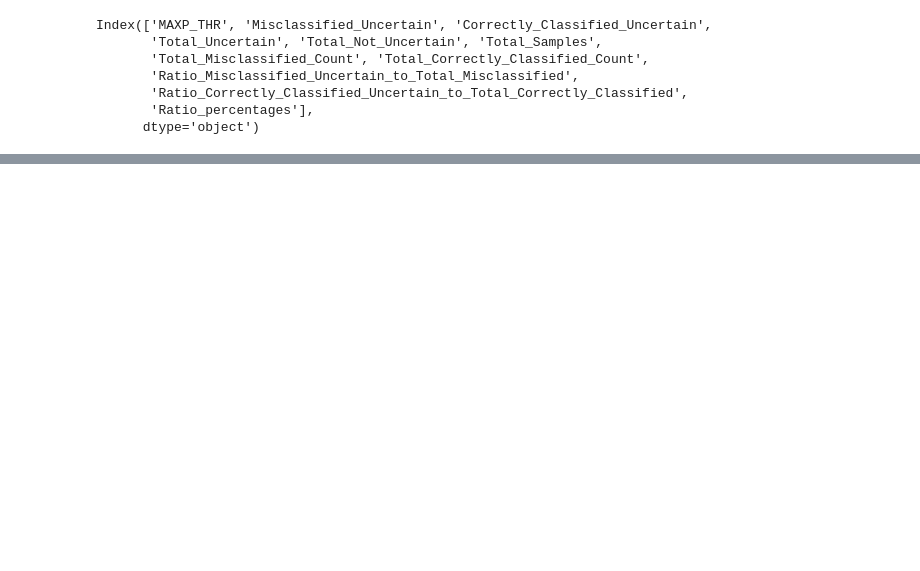
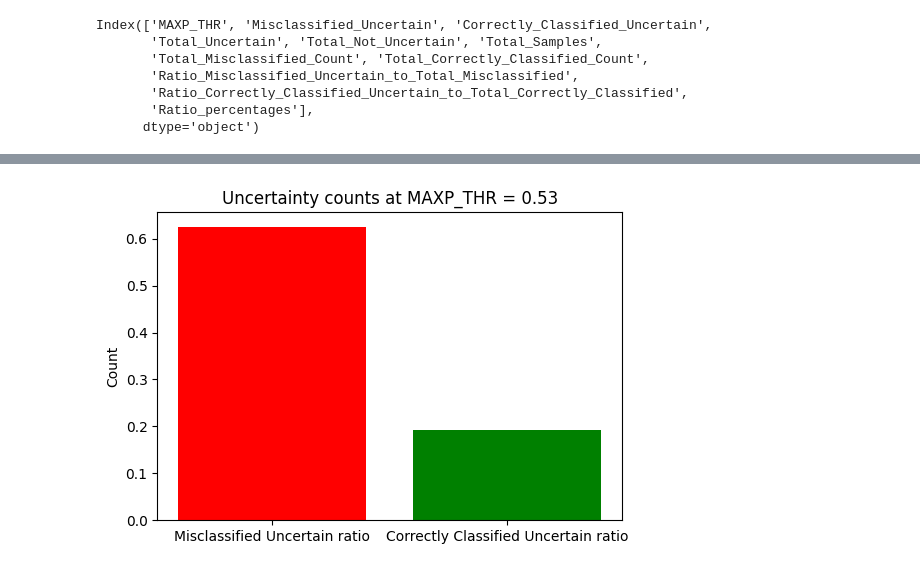
Before and after one commit to FaridRash/Advance-Statistical-Learnin--Semester-3, a Jupyter notebook: Farid/Farid_GLM.ipynb, the cells around one changed output, grey strips where cells are left out. Saved outputs shown, nothing was run; the diff lists cells and outputs as text; code cells hidden in the pictures; blank space fills up the shorter version.

```diff
--- a/Farid/Farid_GLM.ipynb
+++ b/Farid/Farid_GLM.ipynb
@@ -1189,0 +1201,17 @@ plt.show()
+# %%
+import matplotlib.pyplot as plt
+
+# Select the row where MAXP_THR == 0.53
+row = analysis_df[analysis_df["MAXP_THR"] == 0.53].iloc[0]
+
+values = [row["Ratio_Misclassified_Uncertain_to_Total_Misclassified"], row["Ratio_Correctly_Classified_Uncertain_to_Total_Correctly_Classified"]]
+labels = ["Misclassified Uncertain ratio", "Correctly Classified Uncertain ratio"]
+
+plt.figure(figsize=(6,4))
+plt.bar(labels, values, color=["red", "green"])
+
+plt.title("Uncertainty counts at MAXP_THR = 0.53")
+plt.ylabel("Count")
+plt.show()
+# %% [output]
+[figure, added]
```
Also changed, not shown: parts of 6 cells of this notebook.
